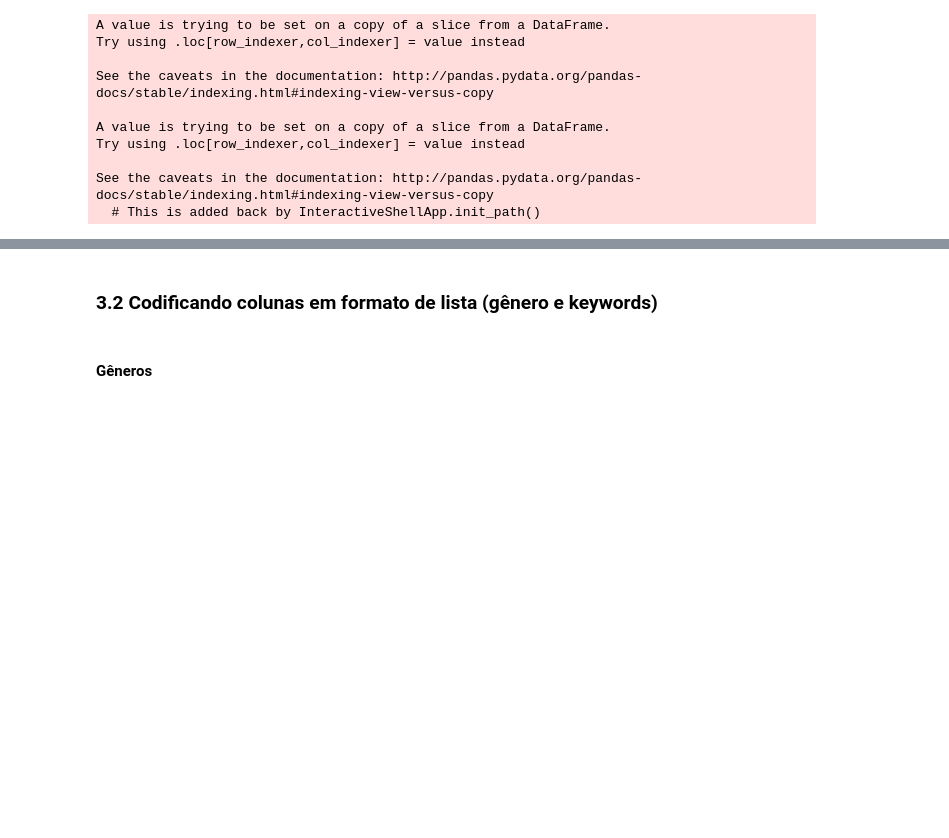
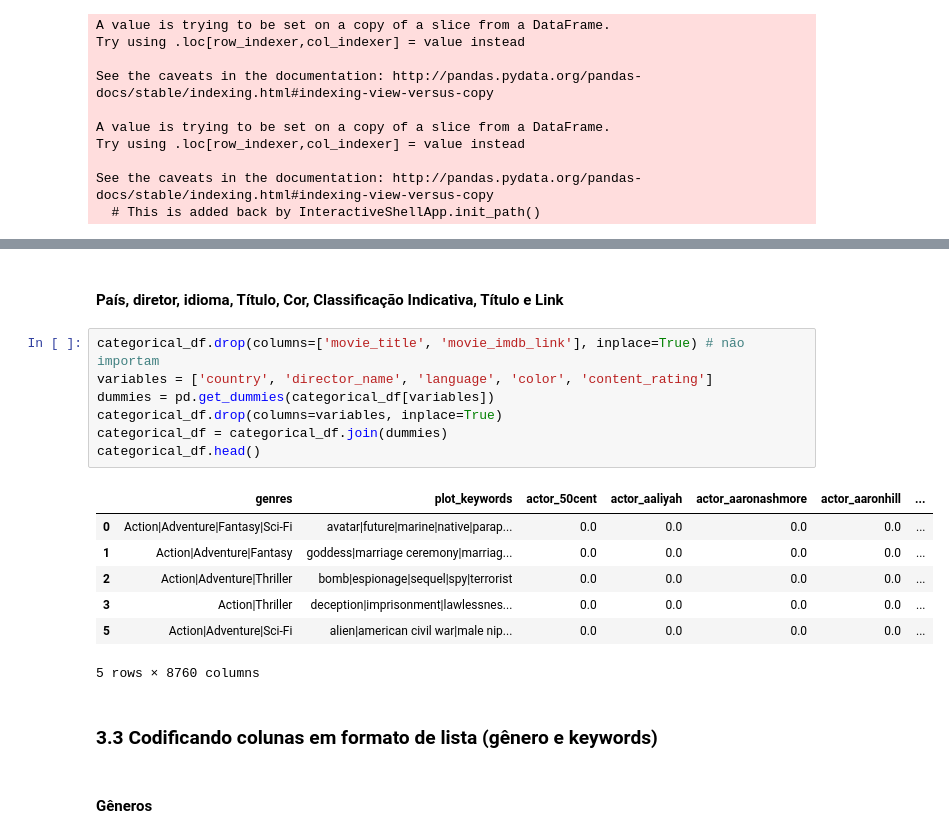
Before and after one commit to dcandrade/movie-data-mining, a Jupyter notebook: preprocessing/Preprocessing.ipynb, the cells around one changed output, grey strips where cells are left out. Saved outputs shown, nothing was run; the diff lists cells and outputs as text; blank space fills up the shorter version.

```diff
--- a/preprocessing/Preprocessing.ipynb
+++ b/preprocessing/Preprocessing.ipynb
@@ -332,5 +384,22 @@ See the caveats in the documentation: http://pandas.pydata.org/pandas-docs/stabl
+# %% [markdown]
+#### País, diretor, idioma, Título, Cor, Classificação Indicativa, Título e Link
+# %%
+categorical_df.drop(columns=['movie_title', 'movie_imdb_link'], inplace=True) # não importam
+variables = ['country', 'director_name', 'language', 'color', 'content_rating']
+dummies = pd.get_dummies(categorical_df[variables])
+categorical_df.drop(columns=variables, inplace=True)
+categorical_df = categorical_df.join(dummies)
+categorical_df.head()
+# %% [output]
+|  | genres | plot_keywords | actor_50cent | actor_aaliyah | actor_aaronashmore | actor_aaronhill | ... |
+| 0 | Action|Adventure|Fantasy|Sci-Fi | avatar|future|marine|native|parap... | 0.0 | 0.0 | 0.0 | 0.0 | ... |
+| 1 | Action|Adventure|Fantasy | goddess|marriage ceremony|marriag... | 0.0 | 0.0 | 0.0 | 0.0 | ... |
+| 2 | Action|Adventure|Thriller | bomb|espionage|sequel|spy|terrorist | 0.0 | 0.0 | 0.0 | 0.0 | ... |
+| 3 | Action|Thriller | deception|imprisonment|lawlessnes... | 0.0 | 0.0 | 0.0 | 0.0 | ... |
+| 5 | Action|Adventure|Sci-Fi | alien|american civil war|male nip... | 0.0 | 0.0 | 0.0 | 0.0 | ... |
+5 rows × 8760 columns
 # %% [markdown]
-### 3.2 Codificando colunas em formato de lista (gênero e keywords)
+### 3.3 Codificando colunas em formato de lista (gênero e keywords)
 # %% [markdown]
 #### Gêneros
 # %%
```
Also changed, not shown: parts of 13 cells of this notebook.
